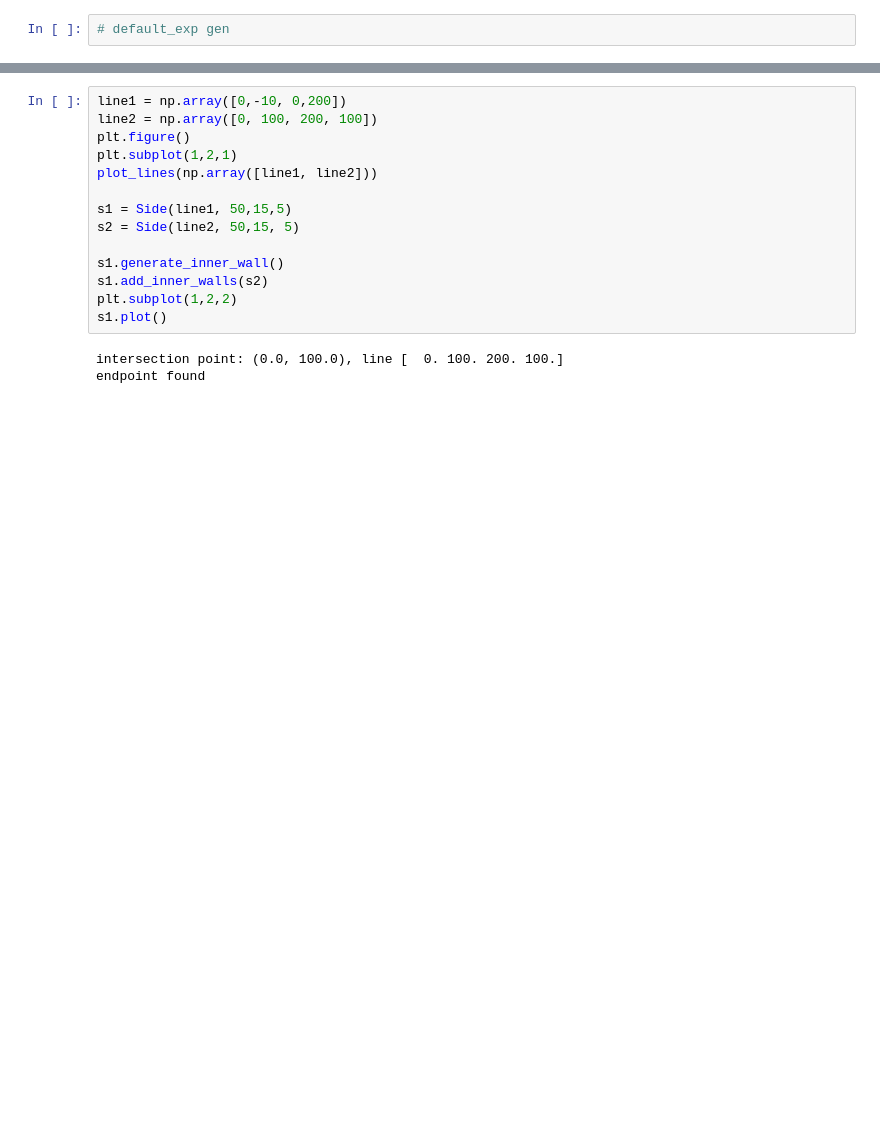
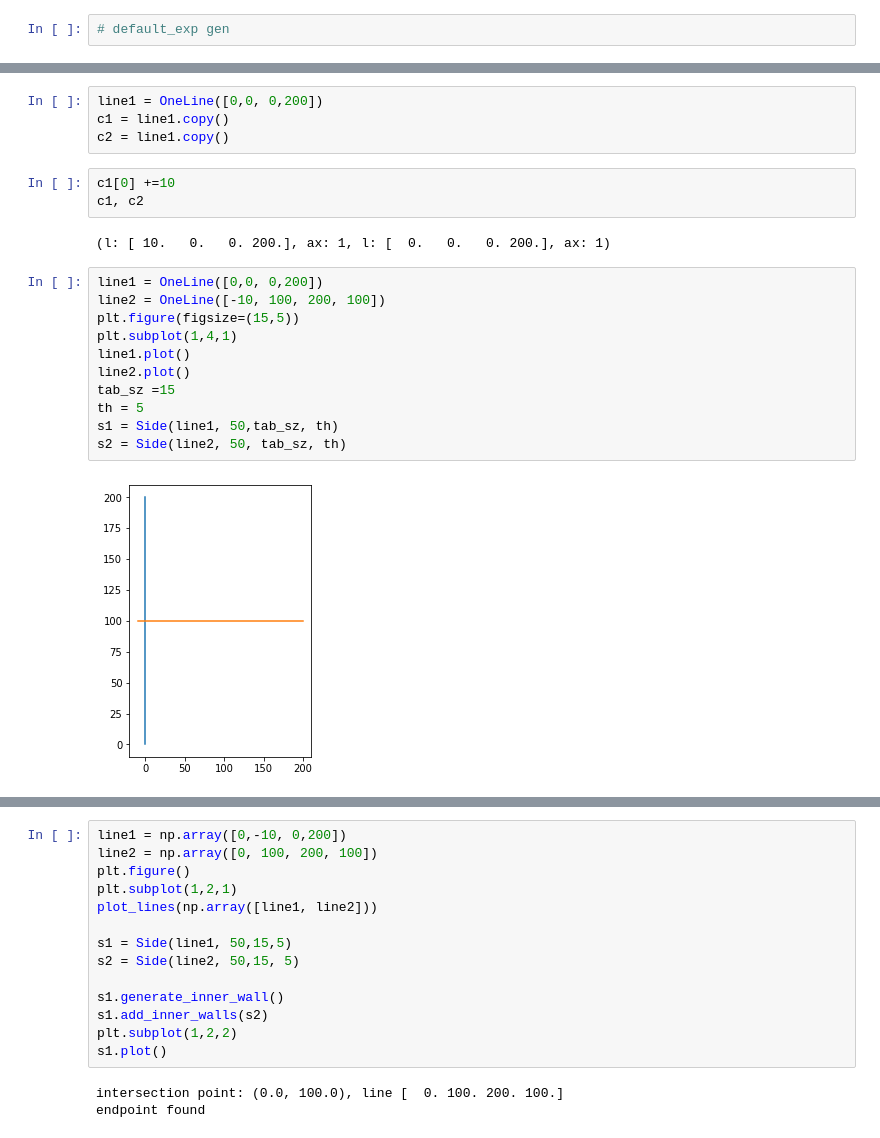
Before and after one commit to dangraf/box_generator, a Jupyter notebook: 01_generator.ipynb, the cells around one changed output, grey strips where cells are left out. Saved outputs shown, nothing was run; the diff lists cells and outputs as text; blank space fills up the shorter version.

```diff
--- a/01_generator.ipynb
+++ b/01_generator.ipynb
@@ -480,2 +200,24 @@ class Side:
             #slitz += [self.mx, self.my, self.mx, self.my]
             self.result =np.vstack([self.result, slitz])
+# %%
+line1 = OneLine([0,0, 0,200])
+c1 = line1.copy()
+c2 = line1.copy()
+# %%
+c1[0] +=10
+c1, c2
+# %% [output]
+(l: [ 10.   0.   0. 200.], ax: 1, l: [  0.   0.   0. 200.], ax: 1)
+# %%
+line1 = OneLine([0,0, 0,200])
+line2 = OneLine([-10, 100, 200, 100])
+plt.figure(figsize=(15,5))
+plt.subplot(1,4,1)
+line1.plot()
+line2.plot()
+tab_sz =15
+th = 5
+s1 = Side(line1, 50,tab_sz, th)
+s2 = Side(line2, 50, tab_sz, th)
+# %% [output]
+[figure, added]
```
Also changed, not shown: parts of 30 cells of this notebook, 3 other files.
